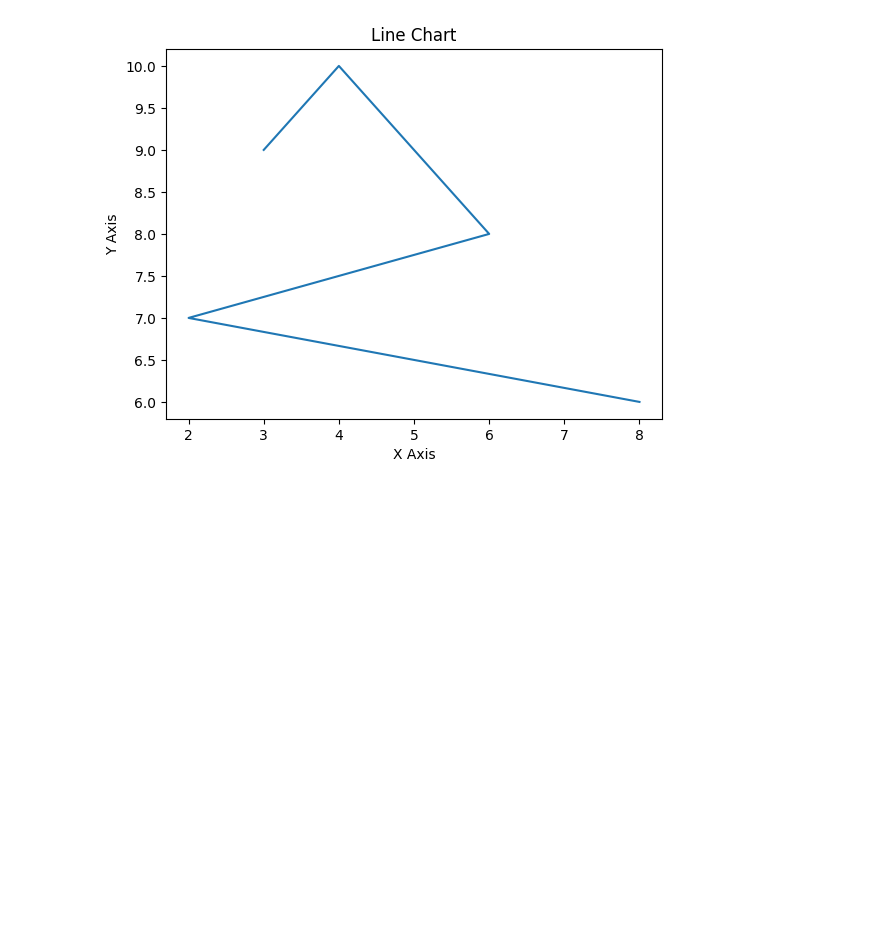
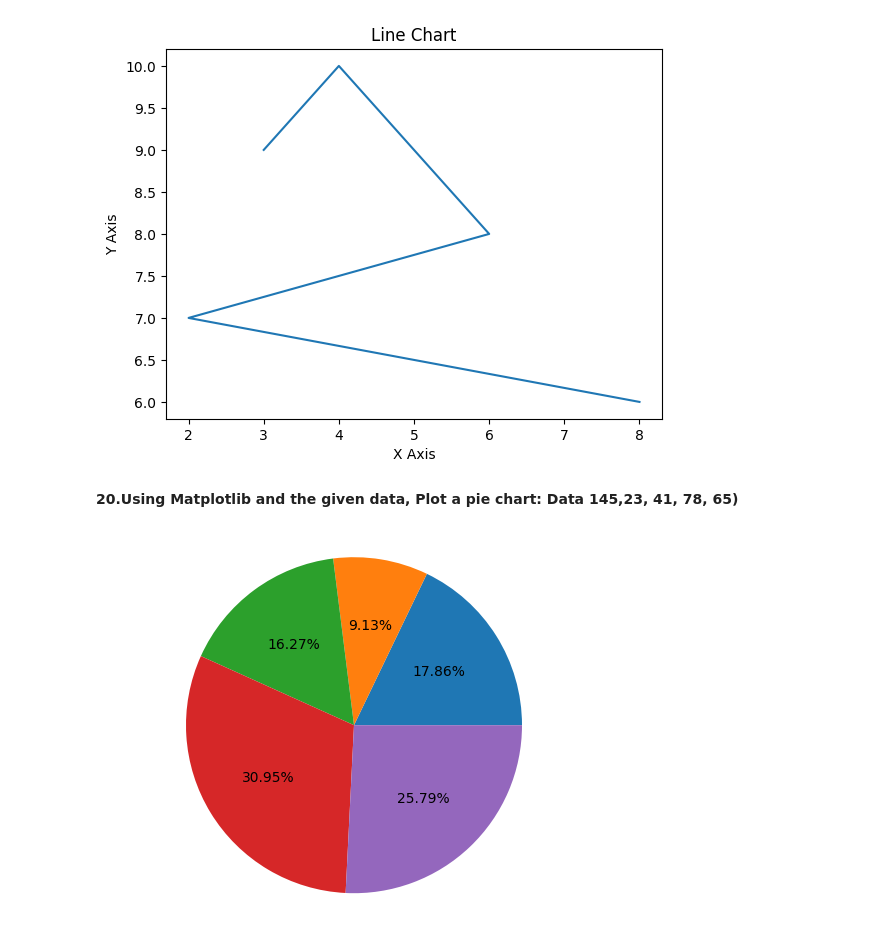
Before and after one commit to SettibathulaJyothi/Python-Basics, a Jupyter notebook: Python_Practical_Questions.ipynb, the cells around one changed output. Cells and saved outputs as stored; diff of their text form; code cells hidden in the pictures; blank space fills up the shorter version.

```diff
--- a/Python_Practical_Questions.ipynb
+++ b/Python_Practical_Questions.ipynb
@@ -384,3 +384,20 @@ plt.title('Line Chart')
 plt.show()
 # %% [output]
 [figure]
+# %% [markdown]
+**20.Using Matplotlib and the given data, Plot a pie chart: Data 145,23, 41, 78, 65)**
+# %%
+import matplotlib.pyplot as plt
+# Data provided in the image
+Data = [45, 23, 41, 78, 65]
+# Create the figure and axis
+fig, ax = plt.subplots()
+# Plot the pie chart
+# autopct='%1.2f%%' formats the values as percentages with 2 decimal places
+ax.pie(Data, autopct='%1.2f%%')
+# Ensure the pie is drawn as a circle
+ax.axis('equal')
+# Display the plot
+plt.show()
+# %% [output]
+[figure, added]
```
Also changed, not shown: parts of 2 cells of this notebook.
